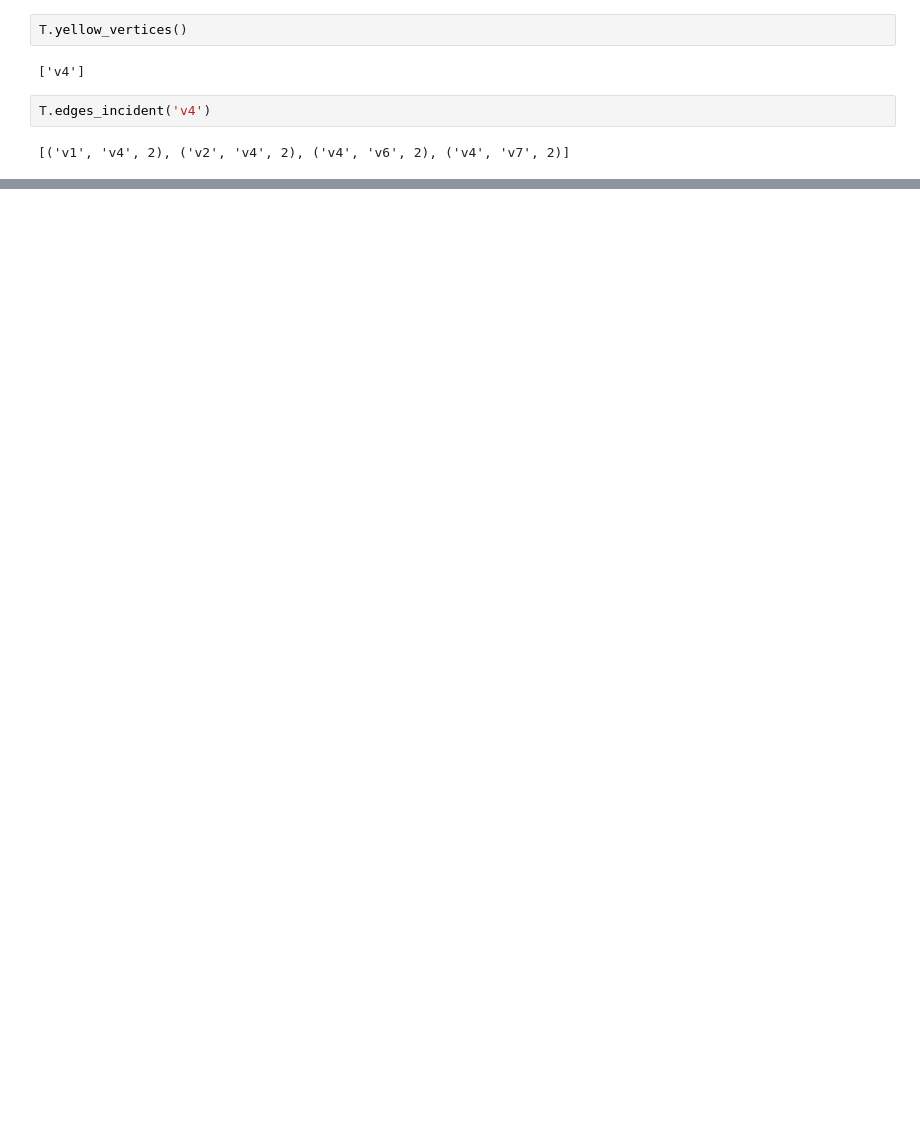
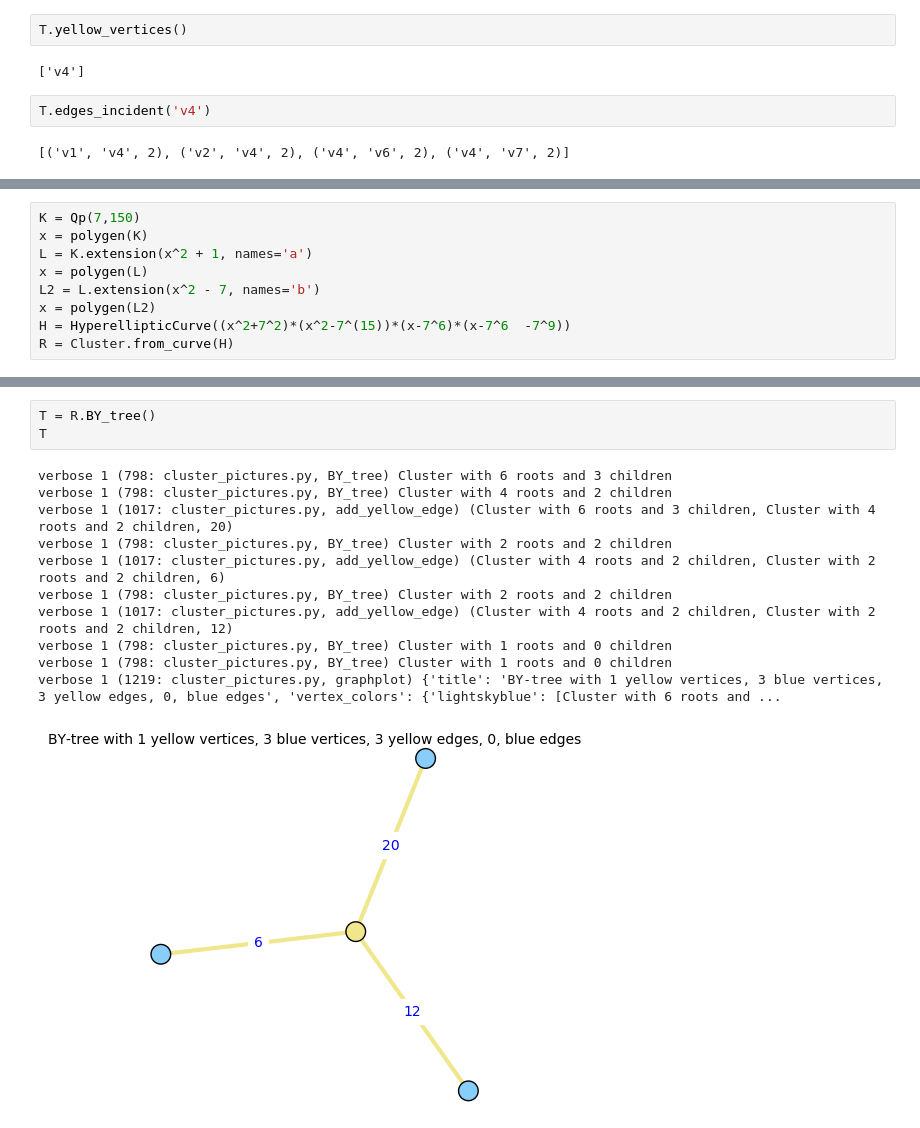
Before and after one commit to alexjbest/cluster-pictures, a Jupyter notebook: by-trees.ipynb, the cells around one changed output, grey strips where cells are left out. Drawn from its saved outputs; the diff is of its cells as text; blank space fills up the shorter version.

```diff
--- a/by-trees.ipynb
+++ b/by-trees.ipynb
@@ -112,0 +135,9 @@ T.edges_incident('v4')
+# %%
+K = Qp(7,150)
+x = polygen(K)
+L = K.extension(x^2 + 1, names='a')
+x = polygen(L)
+L2 = L.extension(x^2 - 7, names='b')
+x = polygen(L2)
+H = HyperellipticCurve((x^2+7^2)*(x^2-7^(15))*(x-7^6)*(x-7^6  -7^9))
+R = Cluster.from_curve(H)
@@ -112,0 +162,15 @@ T.edges_incident('v4')
+# %%
+T = R.BY_tree()
+T
+# %% [output]
+verbose 1 (798: cluster_pictures.py, BY_tree) Cluster with 6 roots and 3 children
+verbose 1 (798: cluster_pictures.py, BY_tree) Cluster with 4 roots and 2 children
+verbose 1 (1017: cluster_pictures.py, add_yellow_edge) (Cluster with 6 roots and 3 children, Cluster with 4 roots and 2 children, 20)
+verbose 1 (798: cluster_pictures.py, BY_tree) Cluster with 2 roots and 2 children
+verbose 1 (1017: cluster_pictures.py, add_yellow_edge) (Cluster with 4 roots and 2 children, Cluster with 2 roots and 2 children, 6)
+verbose 1 (798: cluster_pictures.py, BY_tree) Cluster with 2 roots and 2 children
+verbose 1 (1017: cluster_pictures.py, add_yellow_edge) (Cluster with 4 roots and 2 children, Cluster with 2 roots and 2 children, 12)
+verbose 1 (798: cluster_pictures.py, BY_tree) Cluster with 1 roots and 0 children
+verbose 1 (798: cluster_pictures.py, BY_tree) Cluster with 1 roots and 0 children
+verbose 1 (1219: cluster_pictures.py, graphplot) {'title': 'BY-tree with 1 yellow vertices, 3 blue vertices, 3 yellow edges, 0, blue edges', 'vertex_colors': {'lightskyblue': [Cluster with 6 roots and ...
+[figure, added]
```
Also changed, not shown: parts of 27 cells of this notebook, 1 other file.
